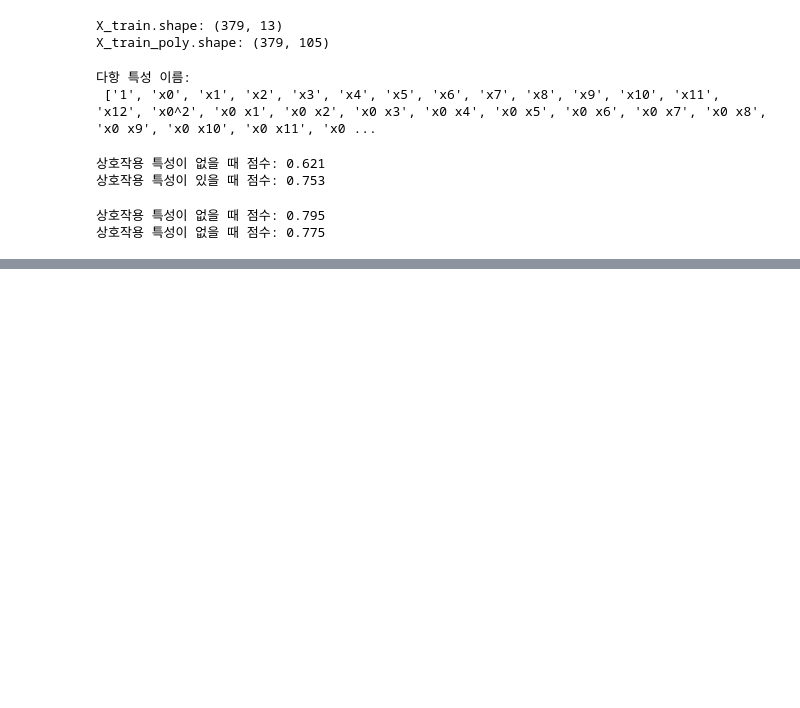
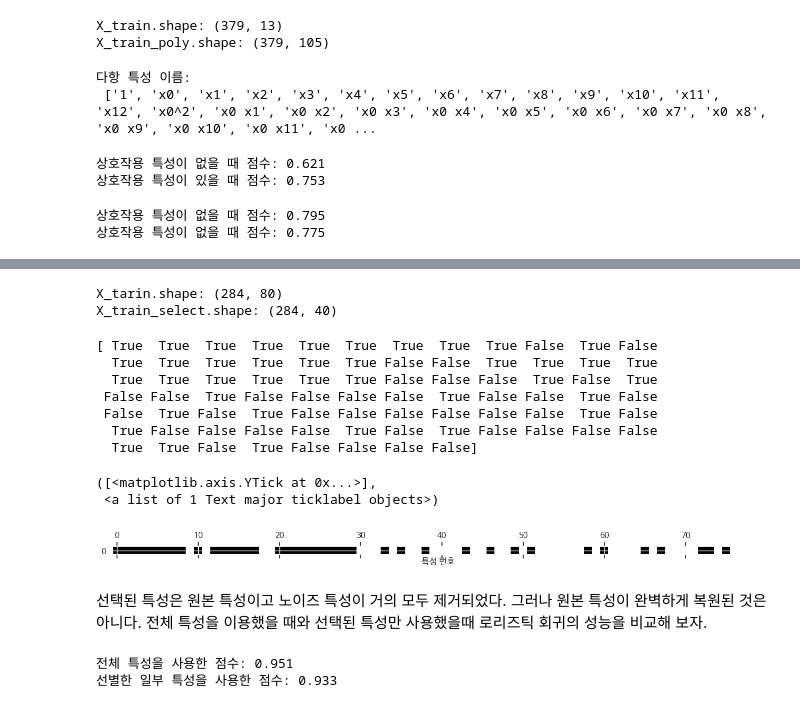
Before and after one commit to 201ssc/python_test1, a Jupyter notebook: 4_데이터_특성공학.ipynb, the cells around one changed output, grey strips where cells are left out. Cells and saved outputs as stored; diff of their text form; code cells hidden in the pictures; blank space fills up the shorter version.

```diff
--- a/4_데이터_특성공학.ipynb
+++ b/4_데이터_특성공학.ipynb
@@ -524,0 +612,63 @@ print("상호작용 특성이 없을 때 점수: {:.3f}".format(rf.score(X_test_
+# %%
+from sklearn.datasets import load_breast_cancer
+from sklearn.feature_selection import SelectPercentile, f_classif
+
+cancer = load_breast_cancer()
+
+# 고정된 난수 발생
+rng = np.random.RandomState(42)
+noise = rng.normal(size=(len(cancer.data), 50))
+# 데이터에 노이즈 특성을 추가
+# 처음 30개는 원본 특성이고 다음 50개는 노이즈이다.
+X_w_noise = np.hstack([cancer.data, noise])
+
+X_train, X_test, y_train, y_test = train_test_split(X_w_noise, cancer.target, random_state=0, test_size=.5)
+# f_classif(기본값)와 SelectPercentile 을 사용하여 특성의 50%를 선택한다.
+select = SelectPercentile(score_func=f_classif, percentile=50)
+select.fit(X_train, y_train)
+# 훈련 세트에 적용한다.
+X_train_selected = select.transform(X_train)
+
+print("X_tarin.shape:", X_train.shape)
+print("X_train_select.shape:", X_train_selected.shape)
+
+## 특성 수가 80 >> 40 줄어들었다.
+# %% [output]
+X_tarin.shape: (284, 80)
+X_train_select.shape: (284, 40)
+# %%
+# get support 메서드를 사용하여 어떤 특성이 선택되었는지 확인해보자
+mask = select.get_support()
+print(mask)
+
+# True는 검은색, False는 흰색으로 마스킹
+plt.matshow(mask.reshape(1,-1), cmap="gray_r")
+plt.xlabel('특성 번호')
+plt.yticks([0])
+# %% [output]
+[ True  True  True  True  True  True  True  True  True False  True False
+  True  True  True  True  True  True False False  True  True  True  True
+  True  True  True  True  True  True False False False  True False  True
+ False False  True False False False False  True False False  True False
+ False  True False  True False False False False False False  True False
+  True False False False False  True False  True False False False False
+  True  True False  True False False False False]
+([<matplotlib.axis.YTick at 0x...>],
+ <a list of 1 Text major ticklabel objects>)
+[figure, added]
+# %% [markdown]
+선택된 특성은 원본 특성이고 노이즈 특성이 거의 모두 제거되었다. 그러나 원본 특성이 완벽하게 복원된 것은 아니다. 전체 특성을 이용했을 때와 선택된 특성만 사용했을때 로리즈틱 회귀의 성능을 비교해 보자.
+# %%
+from sklearn.linear_model import LogisticRegression
+
+# 테스트 데이터 변환
+X_test_scaled = select.transform(X_test)
+
+lr = LogisticRegression(max_iter=5000)
+lr.fit(X_train, y_train)
+print("전체 특성을 사용한 점수: {:.3f}".format(lr.score(X_test, y_test)))
+lr.fit(X_train_selected, y_train)
+print("선별한 일부 특성을 사용한 점수: {:.3f}".format(lr.score(X_test_scaled, y_test)))
+# %% [output]
+전체 특성을 사용한 점수: 0.951
+선별한 일부 특성을 사용한 점수: 0.933
```
Also changed, not shown: parts of 25 cells of this notebook.
